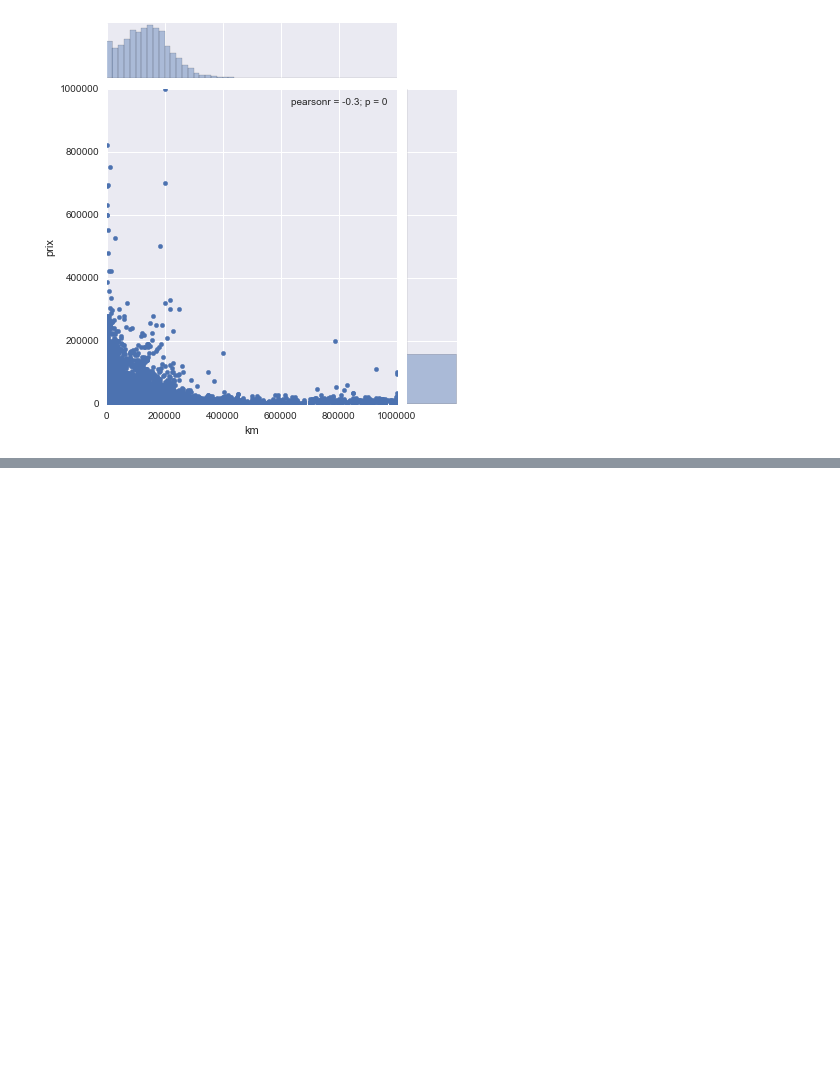
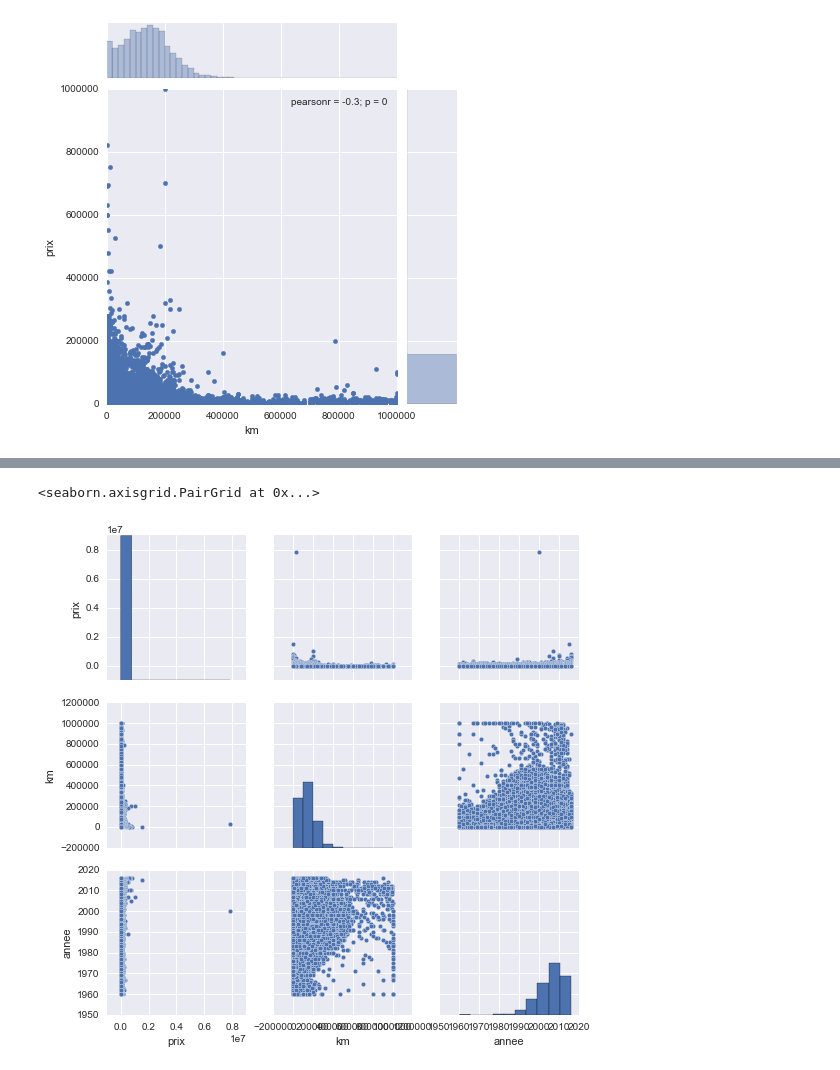
Before and after one commit to mgirardot/DataScienceChallenges, a Jupyter notebook: Data Science Challenge 1 (part 5).ipynb, the cells around one changed output, grey strips where cells are left out. Drawn from its saved outputs; the diff is of its cells as text; code cells hidden in the pictures; blank space fills up the shorter version.

```diff
--- a/Data Science Challenge 1 (part 5).ipynb
+++ b/Data Science Challenge 1 (part 5).ipynb
@@ -39,5 +23,5 @@ select_df.head()
 # %%
 #les voitures d'occasion
-occas = pd.read_csv("E:/notebooks/cars/cars/lbc_items.csv")
+occas = pd.read_csv("lbc_items.csv")
 # %%
 occas.prix = pd.to_numeric(occas.prix.str.replace("\W+",""),errors='coerce')
@@ -52,7 +28,7 @@ occas.head()
 # %%
 occas.km = pd.to_numeric(occas.km.str.replace("KM","").str.replace(' ',''),errors='coerce')
 # %%
-occas.annee = pd.to_datetime(occas.annee, errors='coerce')
+occas.annee = pd.to_numeric(occas.annee.str.strip().str.split().str[0],errors='coerce')
 # %%
 occas['CP'] = occas.ville.str.split().str[-1]
 # %%
@@ -116,0 +58,3 @@ df
+# %%
+occas.sort_values(by="prix", ascending=False, inplace=True)
+occas.head()
@@ -116,0 +68,2 @@ df
+# %%
+occas.dropna(inplace=True)
@@ -116,0 +79,5 @@ df
+# %%
+seaborn.pairplot(occas[["prix","km","annee"]])
+# %% [output]
+<seaborn.axisgrid.PairGrid at 0x...>
+[figure, added]
```
Also changed, not shown: parts of 12 cells of this notebook.
